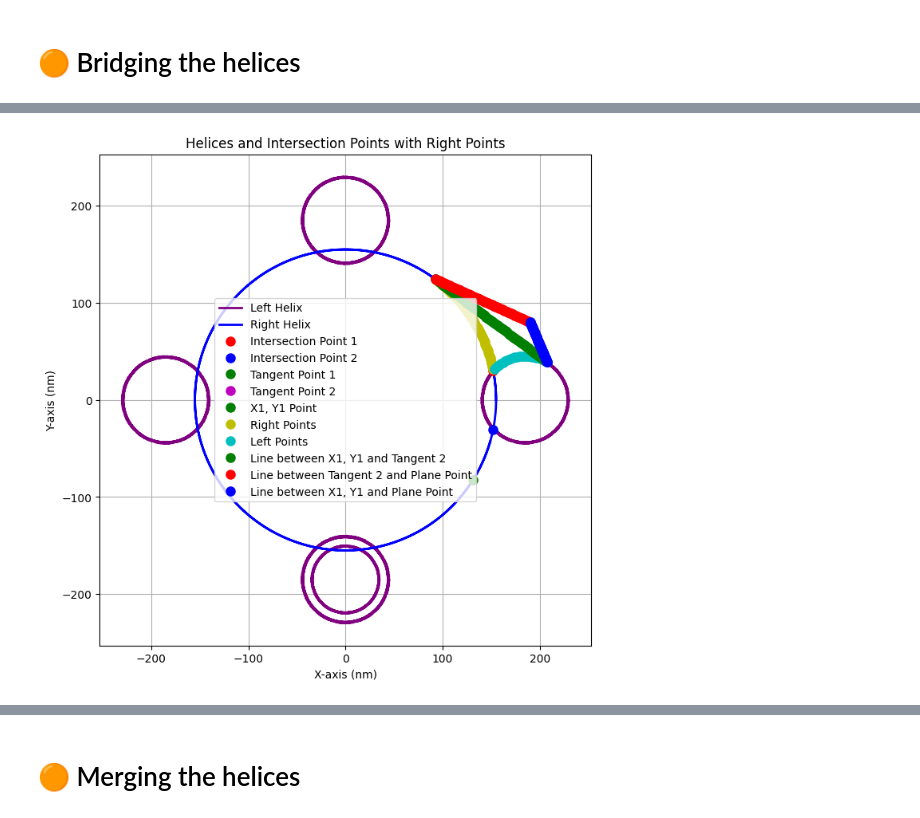
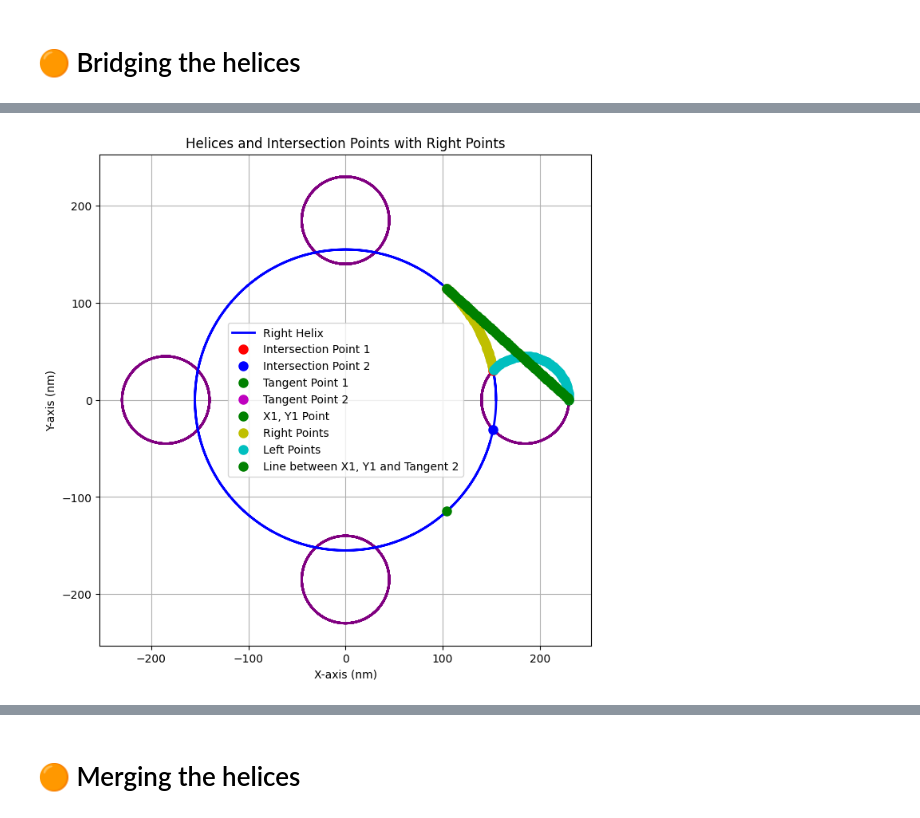
Before and after one commit to rubizarmiento/Chloroplast, a Jupyter notebook: remeshing.ipynb, the cells around one changed output, grey strips where cells are left out. Cells and saved outputs as stored; diff of their text form; code cells hidden in the pictures.

Commit message:
Added points for plane intersection

```diff
--- a/remeshing.ipynb
+++ b/remeshing.ipynb
@@ -3047,6 +3029,18 @@ for j in range(n_right_helices): # Loop over the number of cylinders in the z di
 combined_left_handed_helices = left_helix_4[0].copy()
 for helix in left_helix_4[1:]:
     combined_left_handed_helices += helix
+
+# Outer helices to be used later
+array_left_outer_helices = []
+for i in range(len(centers)):
+    spline = create_elliptical_helix(x0=centers[0][0], y0=centers[0][1], z0=centers[0][2], radius_x=total_radius_left_helix, radius_y=total_radius_left_helix, pitch=pitch_left, turns=n_turns_left_helix, n_points=1001, chirality='left')
+    spline = pv.PolyData(spline)
+    #Center at the origin
+    spline.points -=spline.center
+    spline.rotate_z(theta[i], inplace=True)  # Rotate by the specified angle
+    spline.points += centers[i] - spline.center  # Translate to the new center
+    spline.points[:, 2] += translate[i] - height_granum/2
+    array_left_outer_helices.append(spline)
 # %% [markdown]
 ### 🔸RIGHT AND LEFT-HANDED HELICES
 # %%
@@ -3338,7 +3345,7 @@ intersections = find_cicles_intersection(
     c2=(0, 0)
 )
 
-x1, y1 = get_x_y_coordinantes_circle_angle(total_radius_left_helix, c1=(185, 0), angle=60)
+x1, y1 = get_x_y_coordinantes_circle_angle(total_radius_left_helix, c1=(185, 0), angle=65)
 
 tangents = tangent_points_from_circle_point(
     c1=(185, 0),
@@ -3352,11 +3359,12 @@ print("Tangents:", tangents)
 # Create a figure and axis
 fig, ax = plt.subplots(figsize=(8, 8))
 # Plot the left-handed helix
-for helix in array_left_outer_helices:
+for i in range(len(array_left_outer_helices)):
+    helix = array_left_outer_helices[i].points
     ax.plot(helix[:, 0], helix[:, 1], color='purple', linewidth=2, label='Left Helix' if helix is array_left_outer_helices[0] else "")
 
 # Plot the right-handed helix
-ax.plot(helix_points_outer[:, 0], helix_points_outer[:, 1], color='blue', linewidth=2, label='Right Helix')
+ax.plot(helix_points_outer.points[:, 0], helix_points_outer.points[:, 1], color='blue', linewidth=2, label='Right Helix')
 # Plot the intersection points
 ax.plot(intersections[0][0], intersections[0][1], 'ro', markersize=8, label='Intersection Point 1')
 ax.plot(intersections[1][0], intersections[1][1], 'bo', markersize=8, label='Intersection Point 2')
@@ -3444,46 +3469,43 @@ Number of left points: 27
 # Plot the right points
 fig, ax = plt.subplots(figsize=(8, 8))
 # Plot the left-handed helix
-for helix in array_left_outer_helices:
+for i in range(len(array_left_outer_helices)):
+    helix = array_left_outer_helices[i].points
     ax.plot(helix[:, 0], helix[:, 1], color='purple', linewidth=2, label='Left Helix' if helix is array_left_outer_helices[0] else "")
 # Plot the right-handed helix
-ax.plot(helix_points_outer[:, 0], helix_points_outer[:, 1], color='blue', linewidth=2, label='Right Helix')
+ax.plot(helix_points_outer.points[:, 0], helix_points_outer.points[:, 1], color='blue', linewidth=2, label='Right Helix')
 # Plot the intersection points
 ax.plot(intersections[0][0], intersections[0][1], 'ro', markersize=8, label='Intersection Point 1')
 ax.plot(intersections[1][0], intersections[1][1], 'bo', markersize=8, label='Intersection Point 2')
 # Plot the second tangent points
 ax.plot(tangents[0][0], tangents[0][1], 'go', markersize=8, label='Tangent Point 1')
 ax.plot(tangents[1][0], tangents[1][1], 'mo', markersize=8, label='Tangent Point 2')
 # Plot the x1, y1 point
 ax.plot(x1, y1, 'go', markersize=8, label='X1, Y1 Point')
+# Convert lists to numpy arrays for plotting
+right_points_array = np.array(right_points)
+left_points_array = np.array(left_points)
+
 # Plot the right points
-if right_points:
-    right_points = np.array(right_points)
-    ax.plot(right_points[:, 0], right_points[:, 1], 'yo', markersize=8, label='Right Points')
+ax.plot(right_points_array[:, 0], right_points_array[:, 1], 'yo', markersize=8, label='Right Points')
 # Plot the left points
-if left_points:
-    left_points = np.array(left_points)
-    ax.plot(left_points[:, 0], left_points[:, 1], 'co', markersize=8, label='Left Points')
+ax.plot(left_points_array[:, 0], left_points_array[:, 1], 'co', markersize=8, label='Left Points')
 
 # Plot the line between x1, y1 and tangent 2
-if line_points is not None:
-    ax.plot(line_points[:, 0], line_points[:, 1], 'go', markersize=8, label='Line between X1, Y1 and Tangent 2')
-
-if line_plane_tangent2 is not None:
-    ax.plot(line_plane_tangent2[:, 0], line_plane_tangent2[:, 1], 'ro', markersize=8, label='Line between Tangent 2 and Plane Point')
-if line_plane_point is not None:
-    ax.plot(line_plane_point[:, 0], line_plane_point[:, 1], 'bo', markersize=8, label='Line between X1, Y1 and Plane Point')
+ax.plot(line_points[:, 0], line_points[:, 1], 'go', markersize=8, label='Line between X1, Y1 and Tangent 2')
+#ax.plot(line_plane_tangent2[:, 0], line_plane_tangent2[:, 1], 'ro', markersize=8, label='Line between Tangent 2 and Plane Point')
+#ax.plot(line_plane_point[:, 0], line_plane_point[:, 1], 'bo', markersize=8, label='Line between X1, Y1 and Plane Point')
 # Set equal aspect ratio
 ax.set_aspect('equal', adjustable='box')
 # Set labels and title
 ax.set_xlabel('X-axis (nm)')
 ax.set_ylabel('Y-axis (nm)')
 ax.set_title('Helices and Intersection Points with Right Points')
 # Add grid
 ax.grid(True)
 # Add legend
 ax.legend()
 # Show the plot
 plt.show()
 # %% [output]
-[figure, old version]
+[figure, new version]
```
Also changed, not shown: parts of 31 cells of this notebook.
